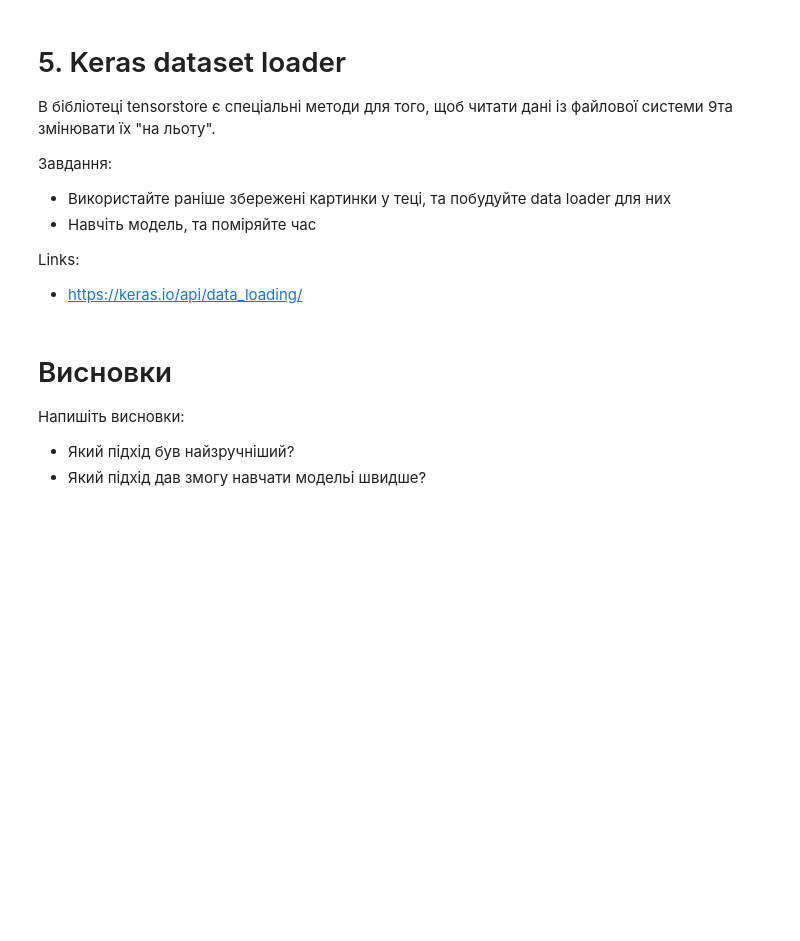
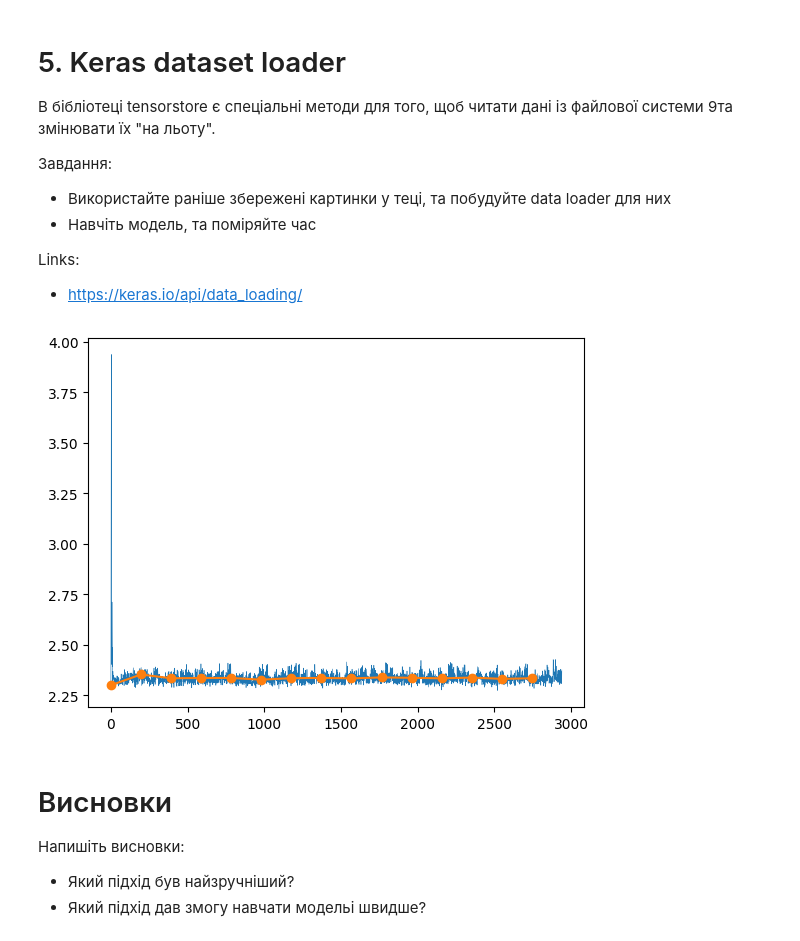
Before and after one commit to EvgeniyAzarov/stat-algs, a Jupyter notebook: lab2/LAB-2 External storages.ipynb, the cells around one changed output. Cells and saved outputs as stored; diff of their text form; code cells hidden in the pictures; blank space fills up the shorter version.

```diff
--- a/lab2/LAB-2 External storages.ipynb
+++ b/lab2/LAB-2 External storages.ipynb
@@ -342,6 +470,53 @@ Links:
 
 Links:
 - https://keras.io/api/data_loading/
+# %%
+batch_size = 256
+n_epochs = 15
+cifarif = ImageFolder("data/cifar10/cifar-10-converted", transform=torchvision.transforms.ToTensor())
+dataloader = DataLoader(cifarif, batch_size=batch_size, shuffle=True)
+# %%
+torch.manual_seed(42)
+model.reset_params()
+model = model.to(device)
+# %%
+loss_fn = nn.CrossEntropyLoss()
+optimizer = torch.optim.AdamW(model.parameters(), lr=5e-3)
+
+
+loss_history = []
+loss_epoch = []
+epoch_size = len(dataloader)
+data_iterator = iter(dataloader)
+
+for it in tqdm(range(epoch_size * n_epochs)):
+    try:
+        inputs, labels = next(data_iterator)
+    except StopIteration:
+        data_iterator = iter(dataloader)
+        inputs, labels = next(data_iterator)
+
+    inputs = inputs.to(device)
+    labels = labels.to(device)
+
+    optimizer.zero_grad()
+
+    out = model(inputs)
+    loss = loss_fn(out, labels)
+
+    loss_history.append(loss.item())
+
+    loss.backward()
+    optimizer.step()
+
+    if it % epoch_size == 0:
+        loss_epoch.append(np.mean(loss_history[-epoch_size:]))
+# %%
+plt.plot(loss_history, linewidth=0.4)
+plt.plot(np.arange(n_epochs) * epoch_size, loss_epoch, "-o")
+plt.show()
+# %% [output]
+[figure, added]
 # %% [markdown]
 # Висновки
 
```
Also changed, not shown: parts of 10 cells of this notebook.
